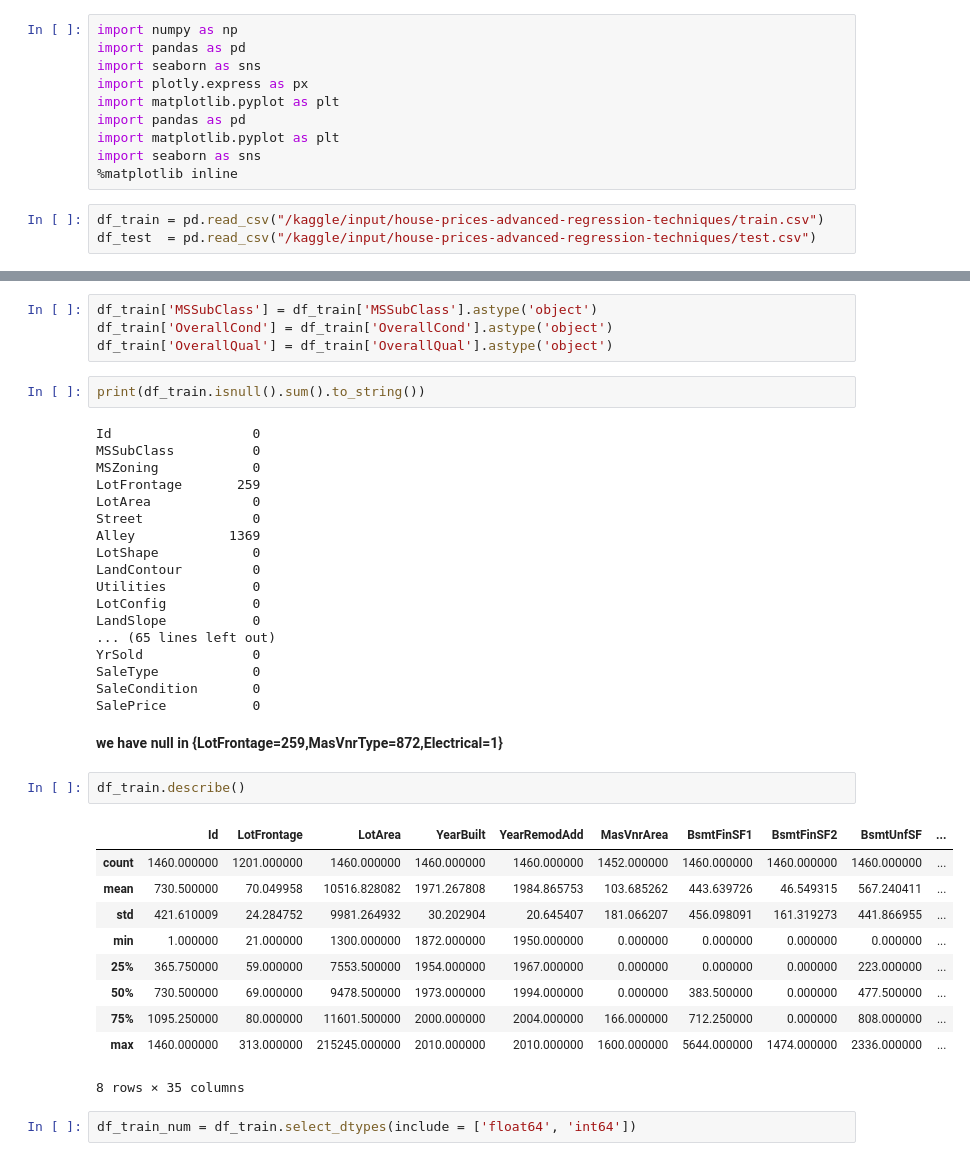
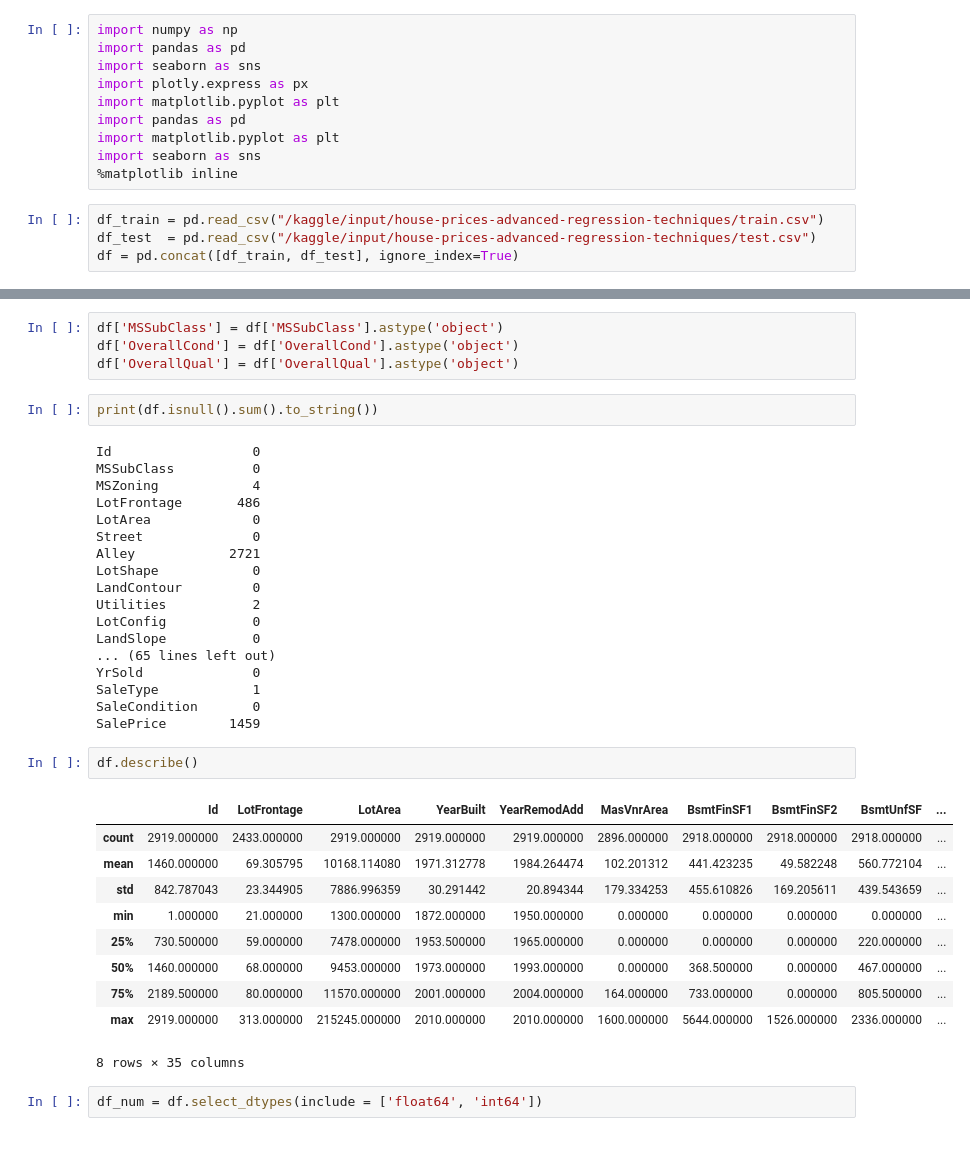
Before and after one commit to NasserMohamedEid/House-Prices, a Jupyter notebook: house-price.ipynb, the cells around one changed output, grey strips where cells are left out. Drawn from its saved outputs; the diff is of its cells as text.

```diff
--- a/house-price.ipynb
+++ b/house-price.ipynb
@@ -29,3 +29,4 @@ import seaborn as sns
 # %%
 df_train = pd.read_csv("/kaggle/input/house-prices-advanced-regression-techniques/train.csv")
 df_test  = pd.read_csv("/kaggle/input/house-prices-advanced-regression-techniques/test.csv")
+df = pd.concat([df_train, df_test], ignore_index=True)
@@ -82,42 +69,40 @@ memory usage: 924.0+ KB
 # %%
-df_train['MSSubClass'] = df_train['MSSubClass'].astype('object')
-df_train['OverallCond'] = df_train['OverallCond'].astype('object')
-df_train['OverallQual'] = df_train['OverallQual'].astype('object')
+df['MSSubClass'] = df['MSSubClass'].astype('object')
+df['OverallCond'] = df['OverallCond'].astype('object')
+df['OverallQual'] = df['OverallQual'].astype('object')
 # %%
-print(df_train.isnull().sum().to_string())
+print(df.isnull().sum().to_string())
 # %% [output]
 Id                  0
 MSSubClass          0
-MSZoning            0
-LotFrontage       259
+MSZoning            4
+LotFrontage       486
 LotArea             0
 Street              0
-Alley            1369
+Alley            2721
 LotShape            0
 LandContour         0
-Utilities           0
+Utilities           2
 LotConfig           0
 LandSlope           0
 ... (65 lines left out)
 YrSold              0
-SaleType            0
+SaleType            1
 SaleCondition       0
-SalePrice           0
+SalePrice        1459
-# %% [markdown]
-**we have null in {LotFrontage=259,MasVnrType=872,Electrical=1}**
 # %%
-df_train.describe()
+df.describe()
 # %% [output]
 |  | Id | LotFrontage | LotArea | YearBuilt | YearRemodAdd | MasVnrArea | BsmtFinSF1 | BsmtFinSF2 | BsmtUnfSF | ... |
-| count | 1460.000000 | 1201.000000 | 1460.000000 | 1460.000000 | 1460.000000 | 1452.000000 | 1460.000000 | 1460.000000 | 1460.000000 | ... |
-| mean | 730.500000 | 70.049958 | 10516.828082 | 1971.267808 | 1984.865753 | 103.685262 | 443.639726 | 46.549315 | 567.240411 | ... |
-| std | 421.610009 | 24.284752 | 9981.264932 | 30.202904 | 20.645407 | 181.066207 | 456.098091 | 161.319273 | 441.866955 | ... |
+| count | 2919.000000 | 2433.000000 | 2919.000000 | 2919.000000 | 2919.000000 | 2896.000000 | 2918.000000 | 2918.000000 | 2918.000000 | ... |
+| mean | 1460.000000 | 69.305795 | 10168.114080 | 1971.312778 | 1984.264474 | 102.201312 | 441.423235 | 49.582248 | 560.772104 | ... |
+| std | 842.787043 | 23.344905 | 7886.996359 | 30.291442 | 20.894344 | 179.334253 | 455.610826 | 169.205611 | 439.543659 | ... |
 | min | 1.000000 | 21.000000 | 1300.000000 | 1872.000000 | 1950.000000 | 0.000000 | 0.000000 | 0.000000 | 0.000000 | ... |
-| 25% | 365.750000 | 59.000000 | 7553.500000 | 1954.000000 | 1967.000000 | 0.000000 | 0.000000 | 0.000000 | 223.000000 | ... |
-| 50% | 730.500000 | 69.000000 | 9478.500000 | 1973.000000 | 1994.000000 | 0.000000 | 383.500000 | 0.000000 | 477.500000 | ... |
-| 75% | 1095.250000 | 80.000000 | 11601.500000 | 2000.000000 | 2004.000000 | 166.000000 | 712.250000 | 0.000000 | 808.000000 | ... |
-| max | 1460.000000 | 313.000000 | 215245.000000 | 2010.000000 | 2010.000000 | 1600.000000 | 5644.000000 | 1474.000000 | 2336.000000 | ... |
+| 25% | 730.500000 | 59.000000 | 7478.000000 | 1953.500000 | 1965.000000 | 0.000000 | 0.000000 | 0.000000 | 220.000000 | ... |
+| 50% | 1460.000000 | 68.000000 | 9453.000000 | 1973.000000 | 1993.000000 | 0.000000 | 368.500000 | 0.000000 | 467.000000 | ... |
+| 75% | 2189.500000 | 80.000000 | 11570.000000 | 2001.000000 | 2004.000000 | 164.000000 | 733.000000 | 0.000000 | 805.500000 | ... |
+| max | 2919.000000 | 313.000000 | 215245.000000 | 2010.000000 | 2010.000000 | 1600.000000 | 5644.000000 | 1526.000000 | 2336.000000 | ... |
 8 rows × 35 columns
 # %%
-df_train_num = df_train.select_dtypes(include = ['float64', 'int64'])
+df_num = df.select_dtypes(include = ['float64', 'int64'])
 # %%
```
Also changed, not shown: parts of 25 cells of this notebook.
